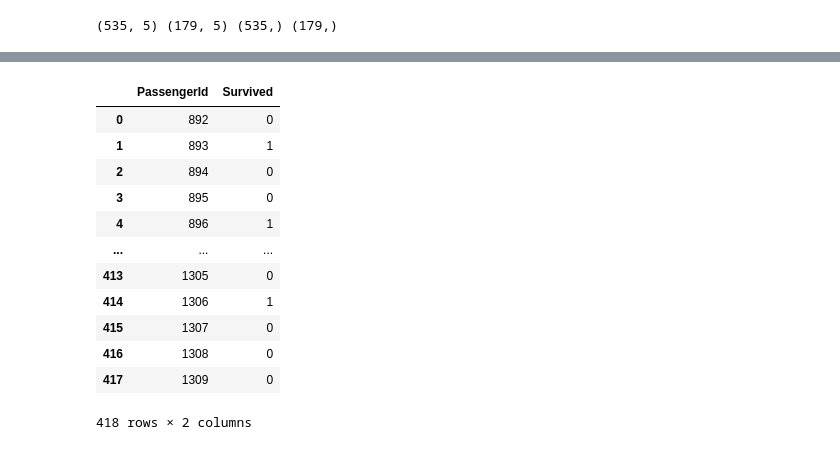
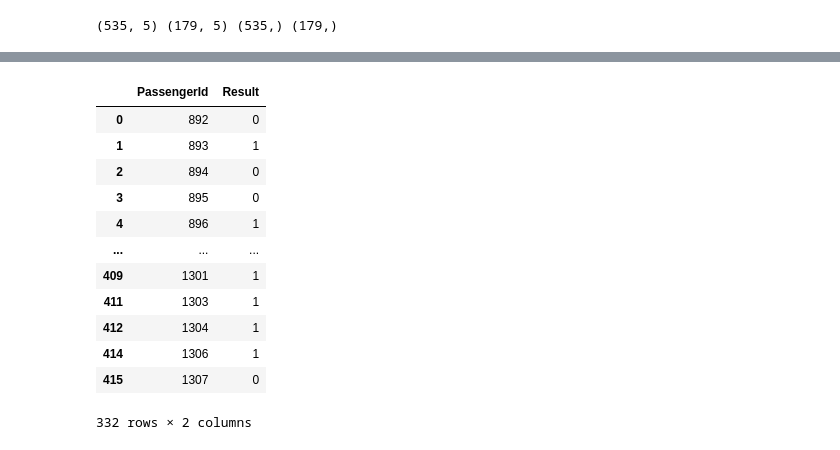
Before and after one commit to GregorMilliganUoN/Titanic_Exploration, a Jupyter notebook: Titanic ML.ipynb, the cells around one changed output, grey strips where cells are left out. Cells and saved outputs as stored; diff of their text form; code cells hidden in the pictures.

```diff
--- a/Titanic ML.ipynb
+++ b/Titanic ML.ipynb
@@ -214,8 +198,0 @@ train_df.head()
-# %%
-#Creating Age Ranges (Not the best way probably) example found in here -> https://www.kaggle.com/code/startupsci/titanic-data-science-solutions
-test_df.loc[ test_df['Age'] <= 16, 'Age'] = 0
-test_df.loc[(test_df['Age'] > 16) & (test_df['Age'] <= 32), 'Age'] = 1
-test_df.loc[(test_df['Age'] > 32) & (test_df['Age'] <= 48), 'Age'] = 2
-test_df.loc[(test_df['Age'] > 48) & (test_df['Age'] <= 64), 'Age'] = 3
-test_df.loc[ test_df['Age'] > 65, 'Age'] = 4
-test_df['Age'].describe()
@@ -238,0 +214,8 @@ Name: Age, dtype: float64
+# %%
+#Creating Age Ranges (Not the best way probably) example found in here -> https://www.kaggle.com/code/startupsci/titanic-data-science-solutions
+test_df.loc[ test_df['Age'] <= 16, 'Age'] = 0
+test_df.loc[(test_df['Age'] > 16) & (test_df['Age'] <= 32), 'Age'] = 1
+test_df.loc[(test_df['Age'] > 32) & (test_df['Age'] <= 48), 'Age'] = 2
+test_df.loc[(test_df['Age'] > 48) & (test_df['Age'] <= 64), 'Age'] = 3
+test_df.loc[ test_df['Age'] > 64, 'Age'] = 4
+test_df['Age'].describe()
@@ -504,16 +489,16 @@ logistic_prediction_df
-# %%
-example_output_df # provided by Kaggle to compare
-# %% [output]
-|  | PassengerId | Survived |
-| 0 | 892 | 0 |
-| 1 | 893 | 1 |
-| 2 | 894 | 0 |
-| 3 | 895 | 0 |
-| 4 | 896 | 1 |
-| ... | ... | ... |
-| 413 | 1305 | 0 |
-| 414 | 1306 | 1 |
-| 415 | 1307 | 0 |
-| 416 | 1308 | 0 |
-| 417 | 1309 | 0 |
-418 rows × 2 columns
+# %%
+SVM2_prediction_df
+# %% [output]
+|  | PassengerId | Result |
+| 0 | 892 | 0 |
+| 1 | 893 | 1 |
+| 2 | 894 | 0 |
+| 3 | 895 | 0 |
+| 4 | 896 | 1 |
+| ... | ... | ... |
+| 409 | 1301 | 1 |
+| 411 | 1303 | 1 |
+| 412 | 1304 | 1 |
+| 414 | 1306 | 1 |
+| 415 | 1307 | 0 |
+332 rows × 2 columns
```
Also changed, not shown: parts of 36 cells of this notebook.
